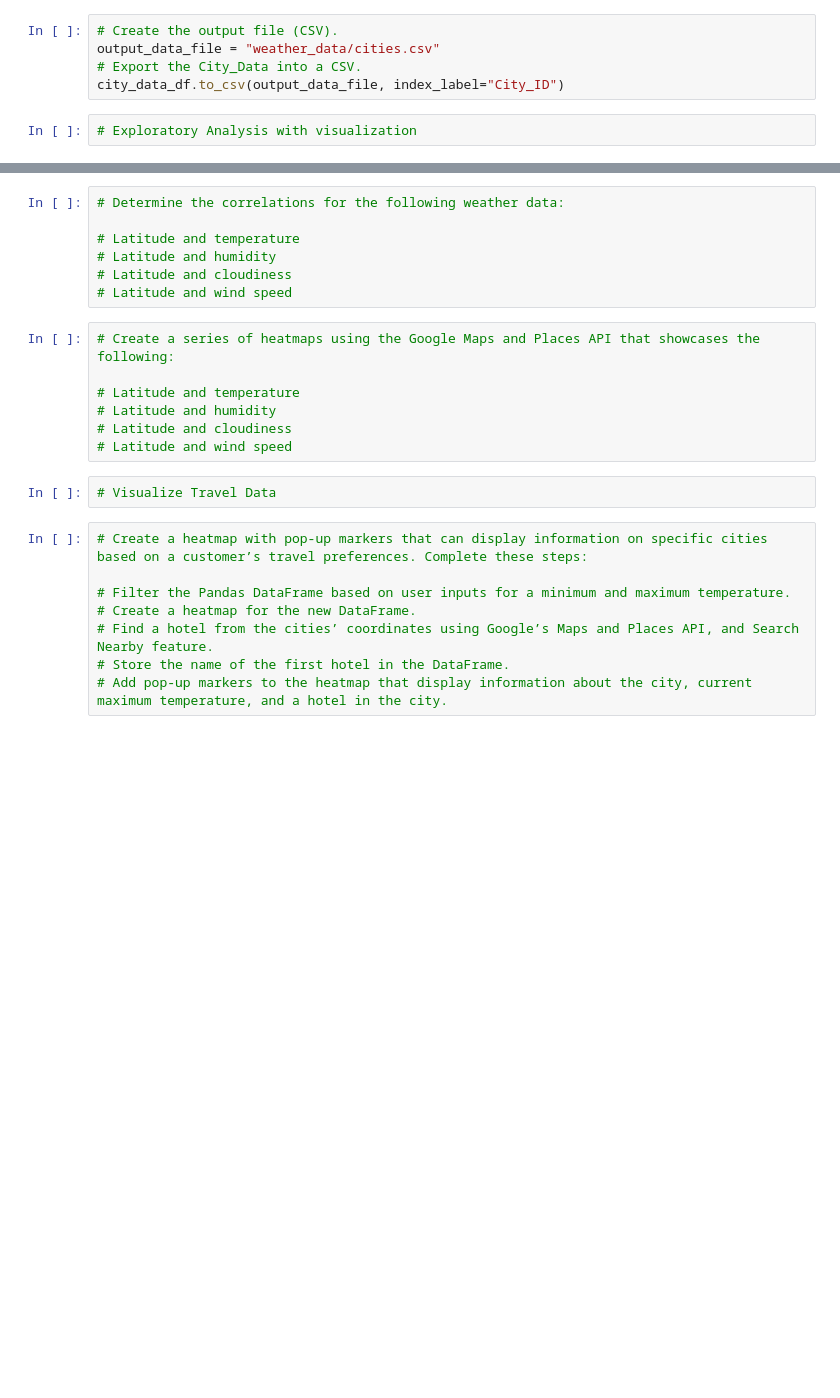
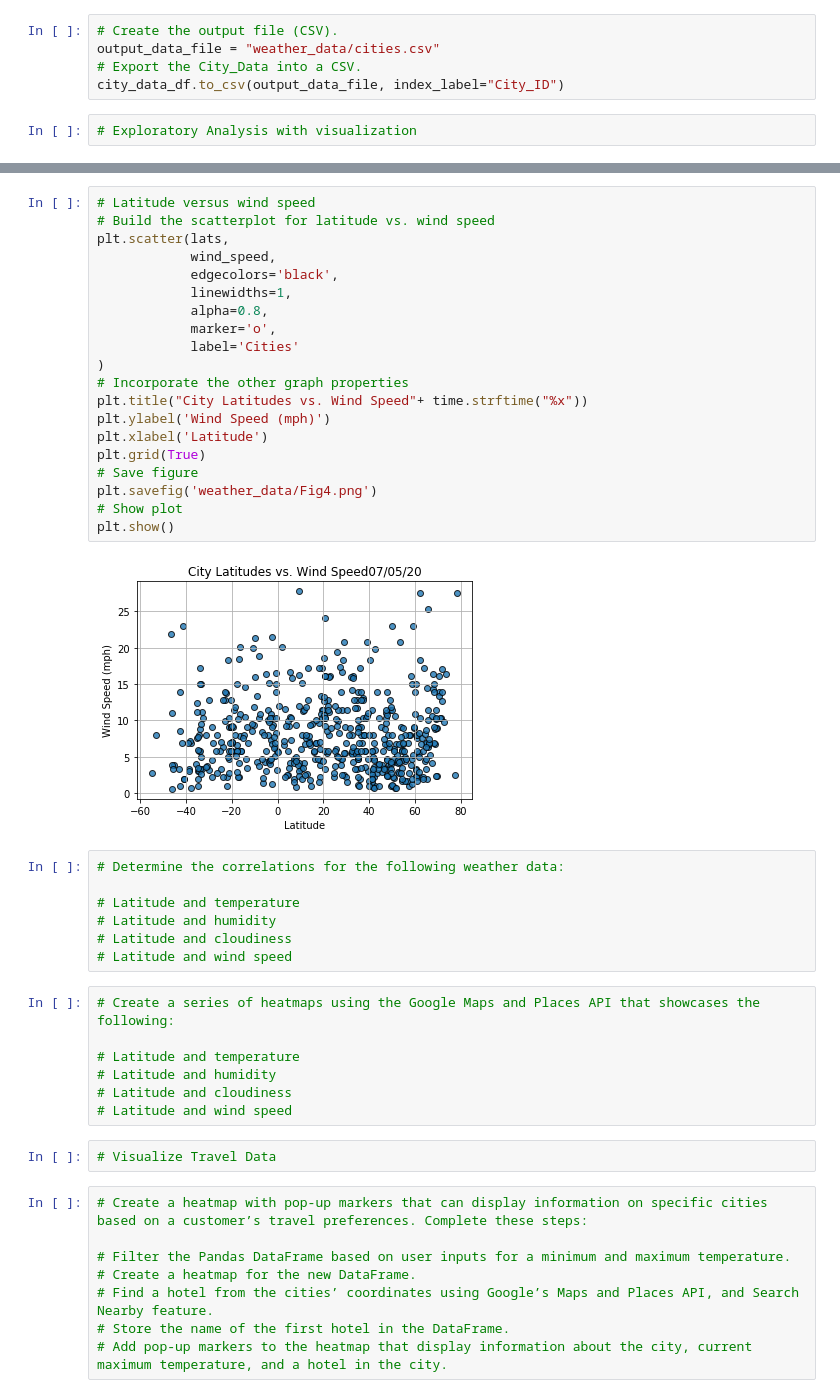
Before and after one commit to enrique-bustamante/World_Weather_Analysis, a Jupyter notebook: WeatherPy.ipynb, the cells around one changed output, grey strips where cells are left out. Drawn from its saved outputs; the diff is of its cells as text; blank space fills up the shorter version.

```diff
--- a/WeatherPy.ipynb
+++ b/WeatherPy.ipynb
@@ -181,3 +255,25 @@ city_data_df.to_csv(output_data_file, index_label="City_ID")
+# %%
+# Latitude versus wind speed
+# Build the scatterplot for latitude vs. wind speed
+plt.scatter(lats,
+            wind_speed,
+            edgecolors='black',
+            linewidths=1,
+            alpha=0.8,
+            marker='o',
+            label='Cities'
+)
+# Incorporate the other graph properties
+plt.title("City Latitudes vs. Wind Speed"+ time.strftime("%x"))
+plt.ylabel('Wind Speed (mph)')
+plt.xlabel('Latitude')
+plt.grid(True)
+# Save figure
+plt.savefig('weather_data/Fig4.png')
+# Show plot
+plt.show()
+# %% [output]
+[figure, added]
 # %%
 # Determine the correlations for the following weather data:
 
```
Also changed, not shown: parts of 11 cells of this notebook, 8 other files.
